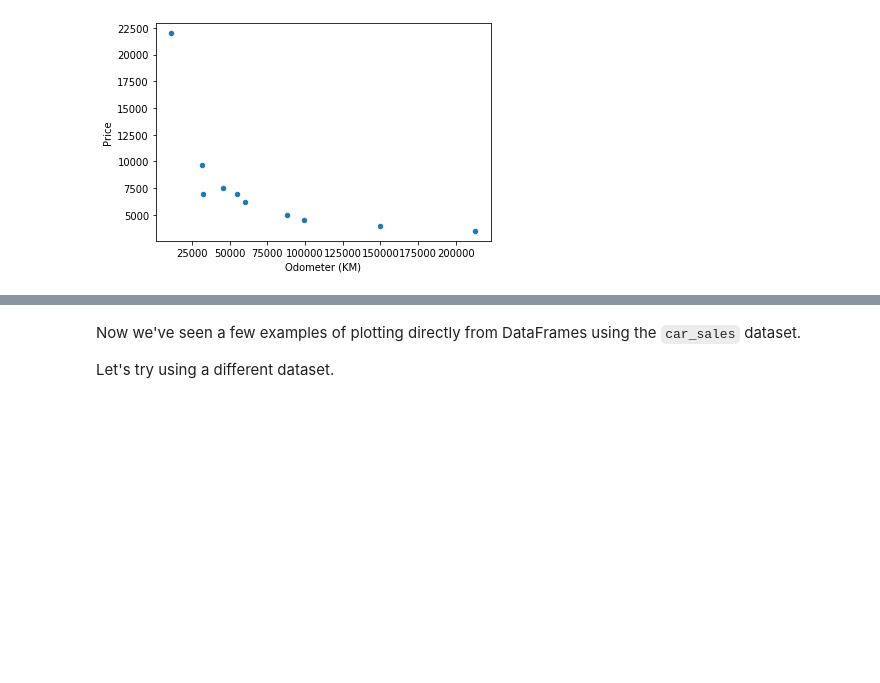
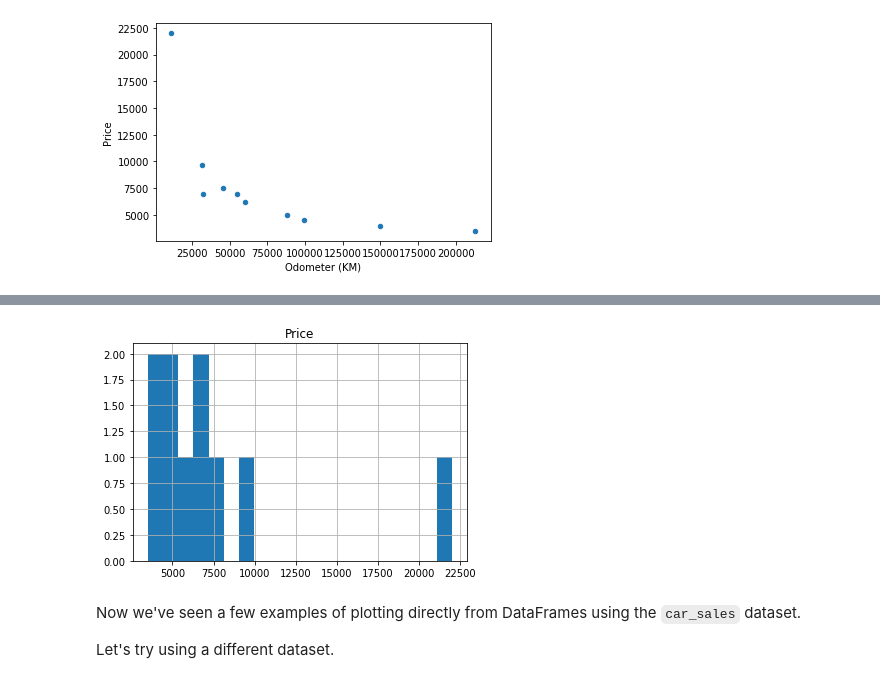
Before and after one commit to looreen/DS-ML-learning, a Jupyter notebook: matplotlib-exercises.ipynb, the cells around one changed output, grey strips where cells are left out. Saved outputs shown, nothing was run; the diff lists cells and outputs as text; code cells hidden in the pictures; blank space fills up the shorter version.

```diff
--- a/matplotlib-exercises.ipynb
+++ b/matplotlib-exercises.ipynb
@@ -311,5 +322,8 @@ car_sales.plot('Odometer (KM)', 'Price', kind='scatter');
 # %%
 # Create a histogram of the 'Price' column with 20 bins
+car_sales.hist('Price', bins=20);
+# %% [output]
+[figure, added]
 # %% [markdown]
 Now we've seen a few examples of plotting directly from DataFrames using the `car_sales` dataset.
 
```
Also changed, not shown: parts of 15 cells of this notebook, 1 other file.
